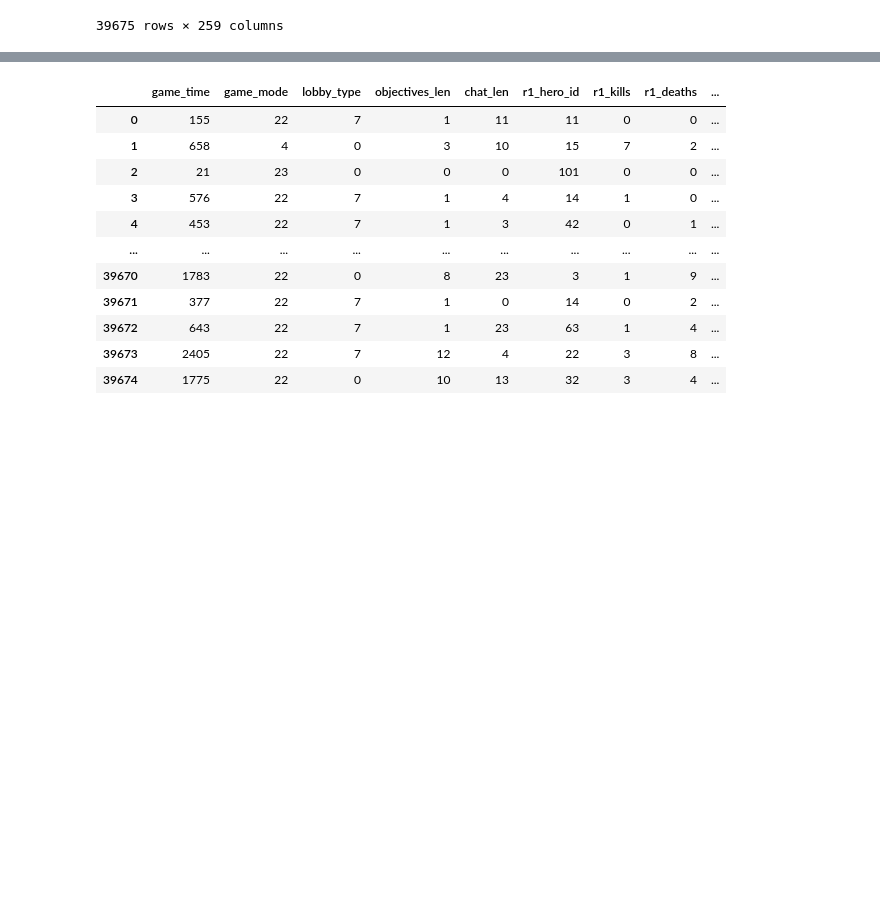
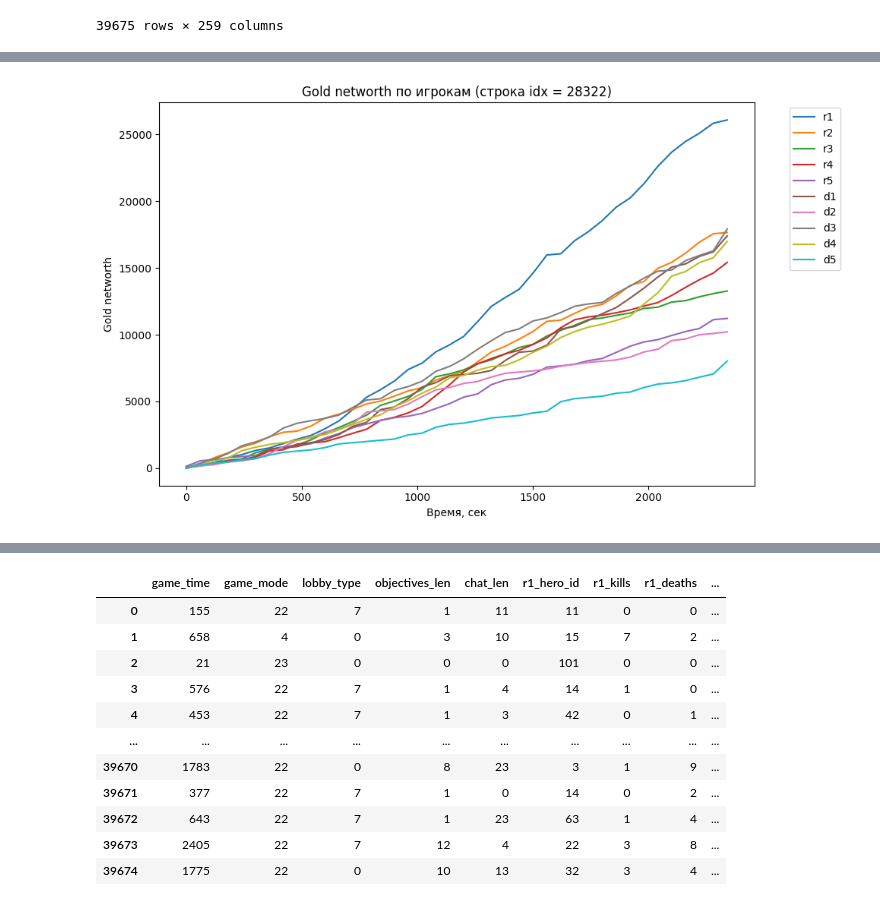
Before and after one commit to matevosovp/Dota-2-winner-prediction, a Jupyter notebook: Dota2winnerPrediction.ipynb, the cells around one changed output, grey strips where cells are left out. Drawn from its saved outputs; the diff is of its cells as text; code cells hidden in the pictures; blank space fills up the shorter version.

Commit message:
Added gold graph

```diff
--- a/Dota2winnerPrediction.ipynb
+++ b/Dota2winnerPrediction.ipynb
@@ -88,3 +90,14 @@ df_feats
 | 39673 | 47ad6454ede66c1c78fdaa9391dfc556 | 2405 | 22 | 7 | 12 | 4 | 22 | 3 | ... |
 | 39674 | 9928dfde50efcbdb2055da23dcdbc101 | 1775 | 22 | 0 | 10 | 13 | 32 | 3 | ... |
 39675 rows × 259 columns
+# %%
+
+train_jsonl_path = "DOTA 2/train_matches.jsonl"
+test_jsonl_path = "DOTA 2/test_matches.jsonl"
+
+df_train_matches = pd.read_json(train_jsonl_path, lines=True)
+df_test_matches  = pd.read_json(test_jsonl_path, lines=True)
+
+df_json_matches = pd.concat([df_train_matches, df_test_matches], ignore_index=True)
+
+print(df_train_matches.columns)
@@ -90,0 +122,2 @@ df_feats
+# %%
+idx = df_train_matches['game_time'].idxmax()
@@ -90,0 +206,4 @@ df_feats
+# %%
+raw_features = attach_player_feature(
+    feature="gold_t"
+)
@@ -90,0 +267,4 @@ df_feats
+# %%
+plot_match_timeseries(raw_features, idx=28322, metric="gold_t")
+# %% [output]
+[figure, added]
```
Also changed, not shown: parts of 27 cells of this notebook.
